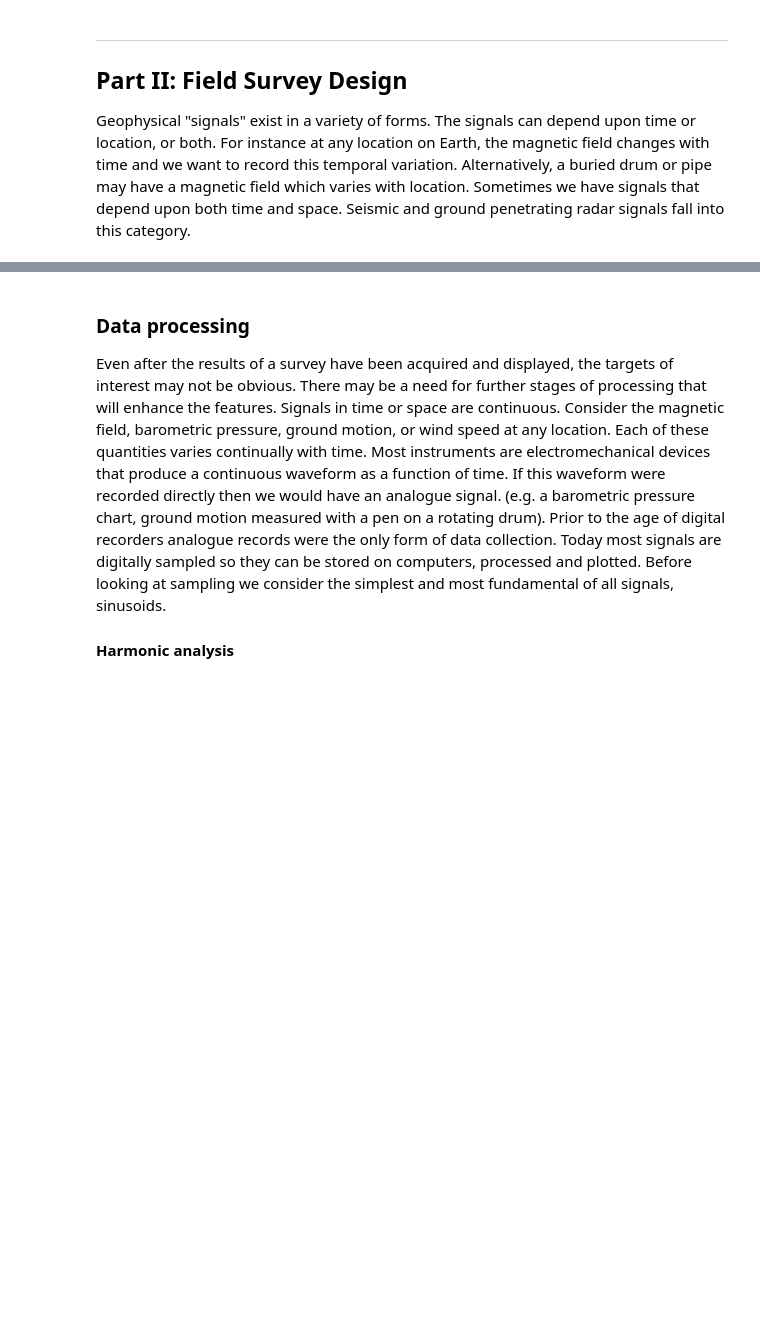
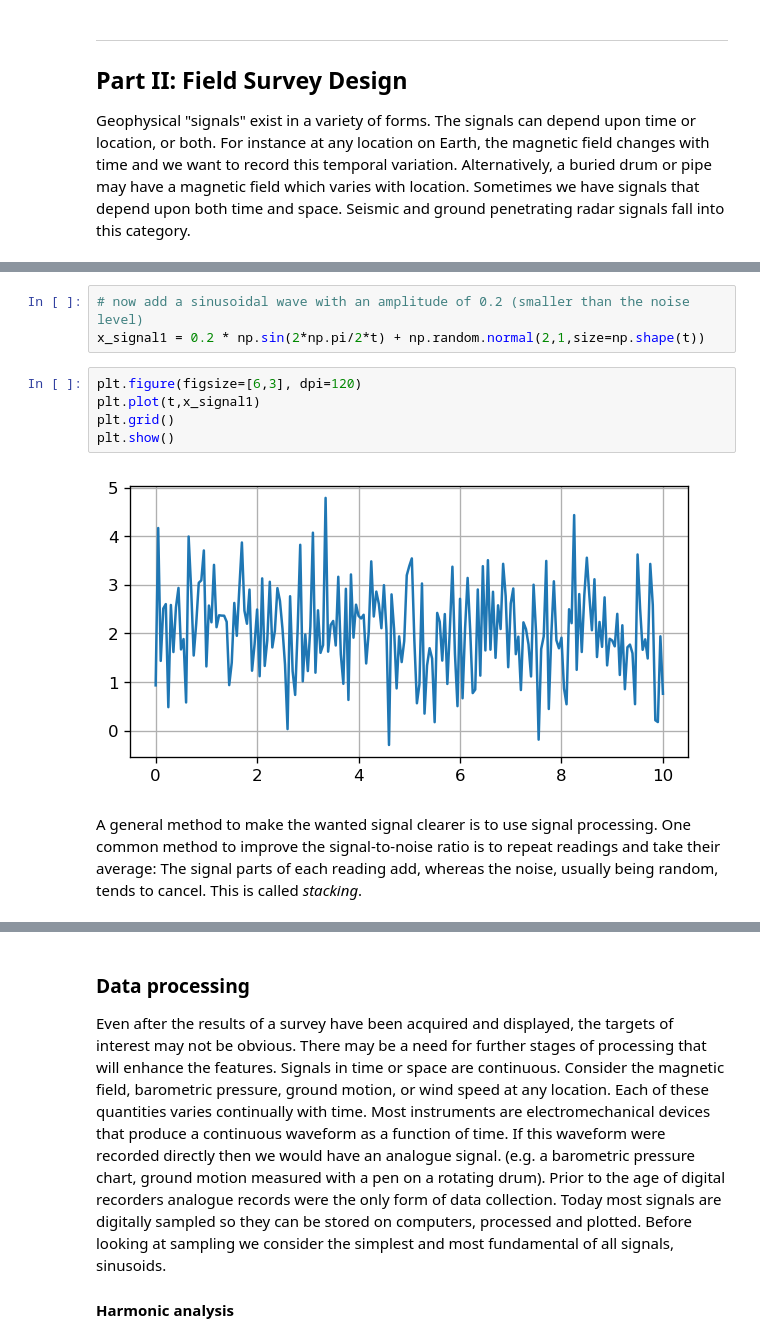
Before and after one commit to globalseismology/avni-courses.solid-earth-fundamentals, a Jupyter notebook: Field_Trip_2_Geophysics/Field_Geophysics.ipynb, the cells around one changed output, grey strips where cells are left out. Cells and saved outputs as stored; diff of their text form; blank space fills up the shorter version.

```diff
--- a/Field_Trip_2_Geophysics/Field_Geophysics.ipynb
+++ b/Field_Trip_2_Geophysics/Field_Geophysics.ipynb
@@ -162,0 +182,12 @@ Finally, the physical model has to be translated into geological terms; a large,
+# %%
+# now add a sinusoidal wave with an amplitude of 0.2 (smaller than the noise level)
+x_signal1 = 0.2 * np.sin(2*np.pi/2*t) + np.random.normal(2,1,size=np.shape(t))
+# %%
+plt.figure(figsize=[6,3], dpi=120)
+plt.plot(t,x_signal1)
+plt.grid()
+plt.show()
+# %% [output]
+[figure, added]
+# %% [markdown]
+A general method to make the wanted signal clearer is to use signal processing. One common method to improve the signal-to-noise ratio is to repeat readings and take their average: The signal parts of each reading add, whereas the noise, usually being random, tends to cancel. This is called *stacking*.
```
Also changed, not shown: parts of 12 cells of this notebook.
